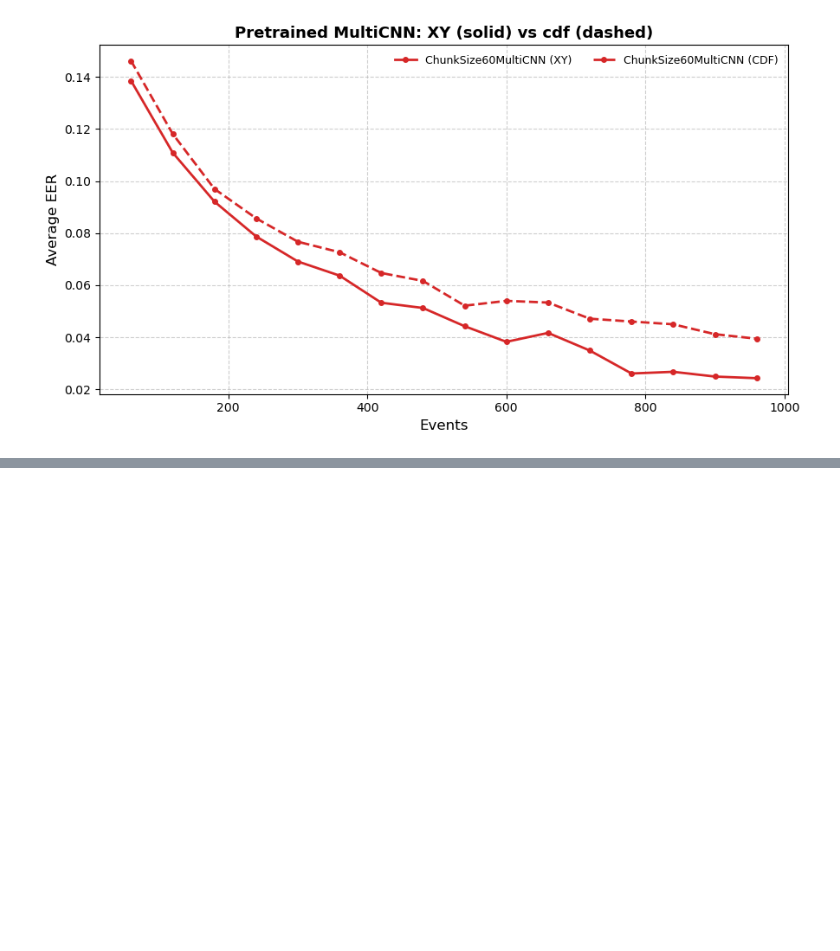
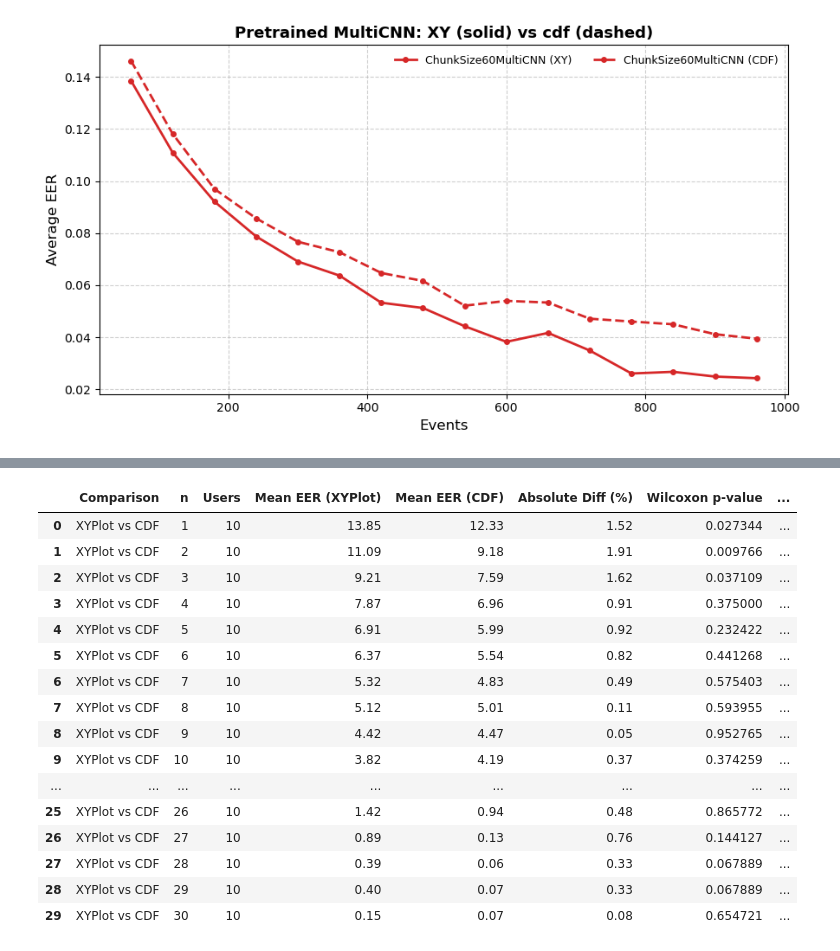
Before and after one commit to S-lijun/Mouse_Dynamics, a Jupyter notebook: Results_New.ipynb, the cells around one changed output, grey strips where cells are left out. Drawn from its saved outputs; the diff is of its cells as text; code cells hidden in the pictures; blank space fills up the shorter version.

```diff
--- a/Results_New.ipynb
+++ b/Results_New.ipynb
@@ -652,0 +662,34 @@ plot_chunk_xy_cdf_curves(
+# %%
+json_xy = "Results/Pretrained_MultiCNN/SRP/per-userOneChannel/ChunkSize60MultiCNN.json"
+json_cdf = "Results/Pretrained_MultiCNN/SRP/per-userAccelerationChannel/ChunkSize60MultiCNN.json"
+
+n_targets = [i+1 for i in range(30)]
+
+df = wilcoxon_curve_test(
+    json_xy,
+    json_cdf,
+    n_targets,
+    label_a="XYPlot",
+    label_b="CDF",
+    alpha=0.05
+)
+
+df
+# %% [output]
+|  | Comparison | n | Users | Mean EER (XYPlot) | Mean EER (CDF) | Absolute Diff (%) | Wilcoxon p-value | ... |
+| 0 | XYPlot vs CDF | 1 | 10 | 13.85 | 12.33 | 1.52 | 0.027344 | ... |
+| 1 | XYPlot vs CDF | 2 | 10 | 11.09 | 9.18 | 1.91 | 0.009766 | ... |
+| 2 | XYPlot vs CDF | 3 | 10 | 9.21 | 7.59 | 1.62 | 0.037109 | ... |
+| 3 | XYPlot vs CDF | 4 | 10 | 7.87 | 6.96 | 0.91 | 0.375000 | ... |
+| 4 | XYPlot vs CDF | 5 | 10 | 6.91 | 5.99 | 0.92 | 0.232422 | ... |
+| 5 | XYPlot vs CDF | 6 | 10 | 6.37 | 5.54 | 0.82 | 0.441268 | ... |
+| 6 | XYPlot vs CDF | 7 | 10 | 5.32 | 4.83 | 0.49 | 0.575403 | ... |
+| 7 | XYPlot vs CDF | 8 | 10 | 5.12 | 5.01 | 0.11 | 0.593955 | ... |
+| 8 | XYPlot vs CDF | 9 | 10 | 4.42 | 4.47 | 0.05 | 0.952765 | ... |
+| 9 | XYPlot vs CDF | 10 | 10 | 3.82 | 4.19 | 0.37 | 0.374259 | ... |
+| ... | ... | ... | ... | ... | ... | ... | ... | ... |
+| 25 | XYPlot vs CDF | 26 | 10 | 1.42 | 0.94 | 0.48 | 0.865772 | ... |
+| 26 | XYPlot vs CDF | 27 | 10 | 0.89 | 0.13 | 0.76 | 0.144127 | ... |
+| 27 | XYPlot vs CDF | 28 | 10 | 0.39 | 0.06 | 0.33 | 0.067889 | ... |
+| 28 | XYPlot vs CDF | 29 | 10 | 0.40 | 0.07 | 0.33 | 0.067889 | ... |
+| 29 | XYPlot vs CDF | 30 | 10 | 0.15 | 0.07 | 0.08 | 0.654721 | ... |
```
Also changed, not shown: parts of 1 cell of this notebook, 5 other files.
